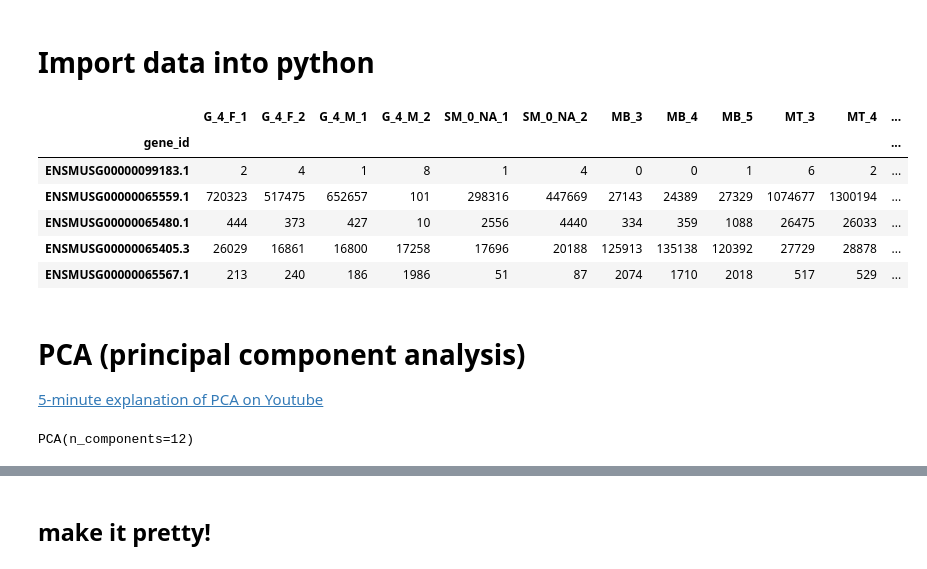
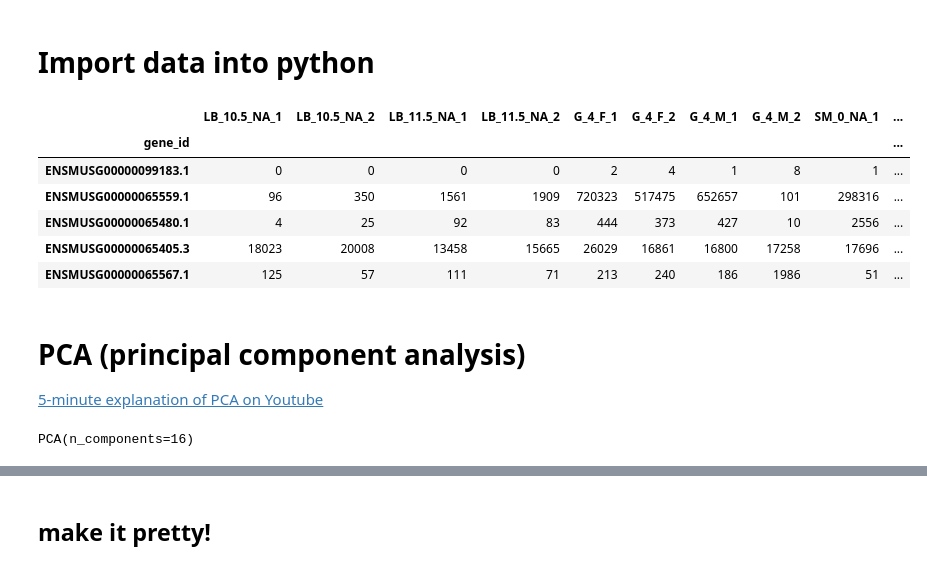
Before and after one commit to maroonApricot/cosmos-project, a Jupyter notebook: pcaheatmap.ipynb, the cells around one changed output, grey strips where cells are left out. Saved outputs shown, nothing was run; the diff lists cells and outputs as text; code cells hidden in the pictures.

```diff
--- a/pcaheatmap.ipynb
+++ b/pcaheatmap.ipynb
@@ -18,20 +18,20 @@ metadata = pd.read_csv("data_adj/metadata.tsv", sep="\t")
 # Read in data
 merged_df = pd.read_csv("data_adj/fixed_counts_matrix.tsv", sep="\t", index_col = 0)
 # %%
-merged_df = merged_df.filter(items=[#'LB_10.5_NA_1', 'LB_10.5_NA_2','LB_11.5_NA_1', 'LB_11.5_NA_2',
+merged_df = merged_df.filter(items=['LB_10.5_NA_1', 'LB_10.5_NA_2','LB_11.5_NA_1', 'LB_11.5_NA_2',
                 'G_4_F_1', 'G_4_F_2','G_4_M_1', 'G_4_M_2',
                 'SM_0_NA_1', 'SM_0_NA_2',
                 'MB_3', 'MB_4','MB_5',
                 'MT_3', 'MT_4', 'MT_5'])
 merged_df.head()
 # %% [output]
-|  | G_4_F_1 | G_4_F_2 | G_4_M_1 | G_4_M_2 | SM_0_NA_1 | SM_0_NA_2 | MB_3 | MB_4 | MB_5 | MT_3 | MT_4 | ... |
-| gene_id |  |  |  |  |  |  |  |  |  |  |  | ... |
-| ENSMUSG00000099183.1 | 2 | 4 | 1 | 8 | 1 | 4 | 0 | 0 | 1 | 6 | 2 | ... |
-| ENSMUSG00000065559.1 | 720323 | 517475 | 652657 | 101 | 298316 | 447669 | 27143 | 24389 | 27329 | 1074677 | 1300194 | ... |
-| ENSMUSG00000065480.1 | 444 | 373 | 427 | 10 | 2556 | 4440 | 334 | 359 | 1088 | 26475 | 26033 | ... |
-| ENSMUSG00000065405.3 | 26029 | 16861 | 16800 | 17258 | 17696 | 20188 | 125913 | 135138 | 120392 | 27729 | 28878 | ... |
-| ENSMUSG00000065567.1 | 213 | 240 | 186 | 1986 | 51 | 87 | 2074 | 1710 | 2018 | 517 | 529 | ... |
+|  | LB_10.5_NA_1 | LB_10.5_NA_2 | LB_11.5_NA_1 | LB_11.5_NA_2 | G_4_F_1 | G_4_F_2 | G_4_M_1 | G_4_M_2 | SM_0_NA_1 | ... |
+| gene_id |  |  |  |  |  |  |  |  |  | ... |
+| ENSMUSG00000099183.1 | 0 | 0 | 0 | 0 | 2 | 4 | 1 | 8 | 1 | ... |
+| ENSMUSG00000065559.1 | 96 | 350 | 1561 | 1909 | 720323 | 517475 | 652657 | 101 | 298316 | ... |
+| ENSMUSG00000065480.1 | 4 | 25 | 92 | 83 | 444 | 373 | 427 | 10 | 2556 | ... |
+| ENSMUSG00000065405.3 | 18023 | 20008 | 13458 | 15665 | 26029 | 16861 | 16800 | 17258 | 17696 | ... |
+| ENSMUSG00000065567.1 | 125 | 57 | 111 | 71 | 213 | 240 | 186 | 1986 | 51 | ... |
 # %% [markdown]
 # PCA (principal component analysis)
 [5-minute explanation of PCA on Youtube](https://www.youtube.com/watch?v=HMOI_lkzW08&t=28s)
@@ -41,7 +41,7 @@ data = input_df.values # just get the numbers
 pca = PCA(merged_df.shape[1]) # compute the same # of PCs as samples
 pca.fit(data)
 # %% [output]
-PCA(n_components=12)
+PCA(n_components=16)
 # %%
 # Make df to plot the percent variance explained
 pca_df = pd.DataFrame(data=pca.explained_variance_ratio_,
```
Also changed, not shown: parts of 3 cells of this notebook, 1 other file.
